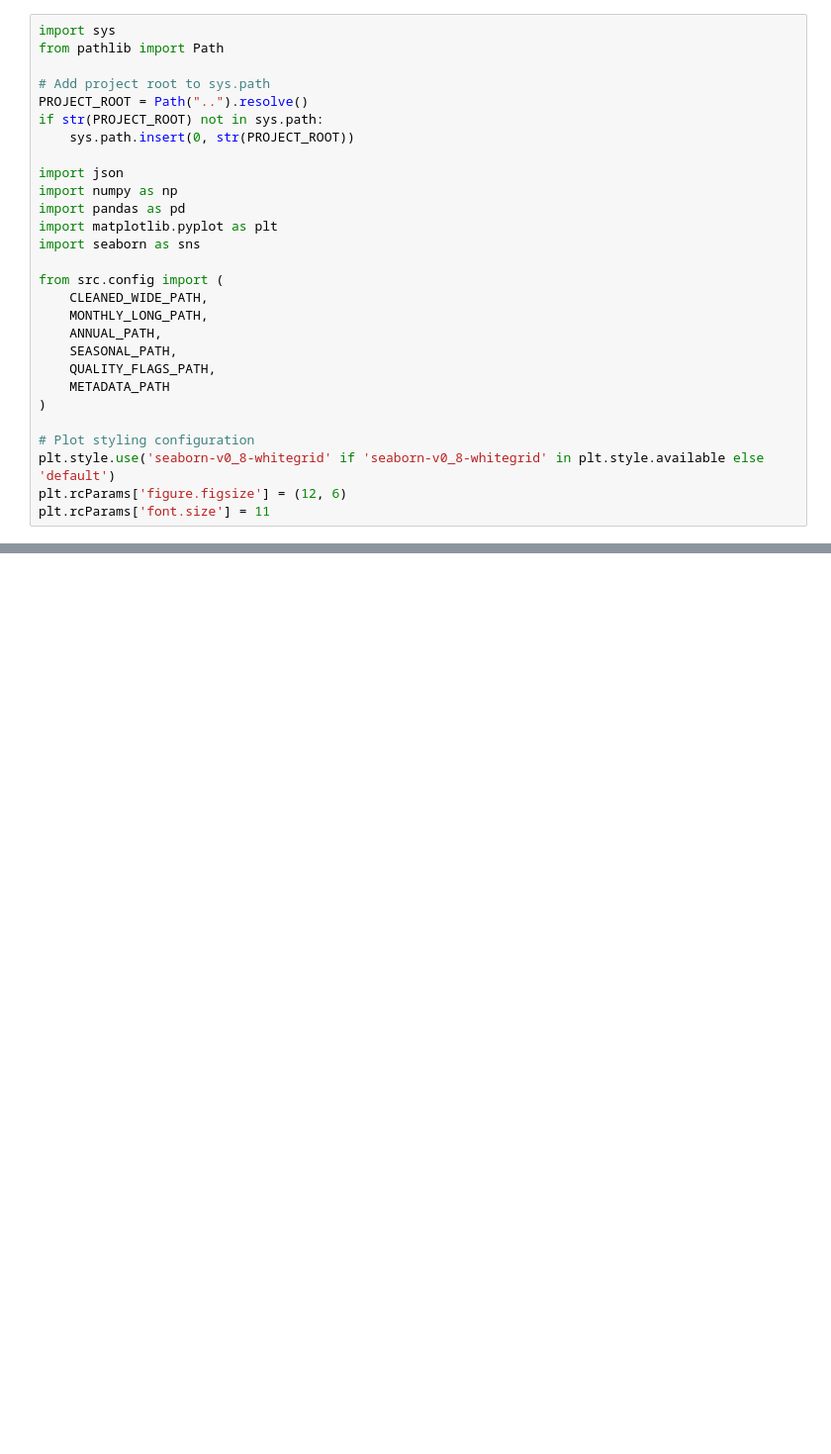
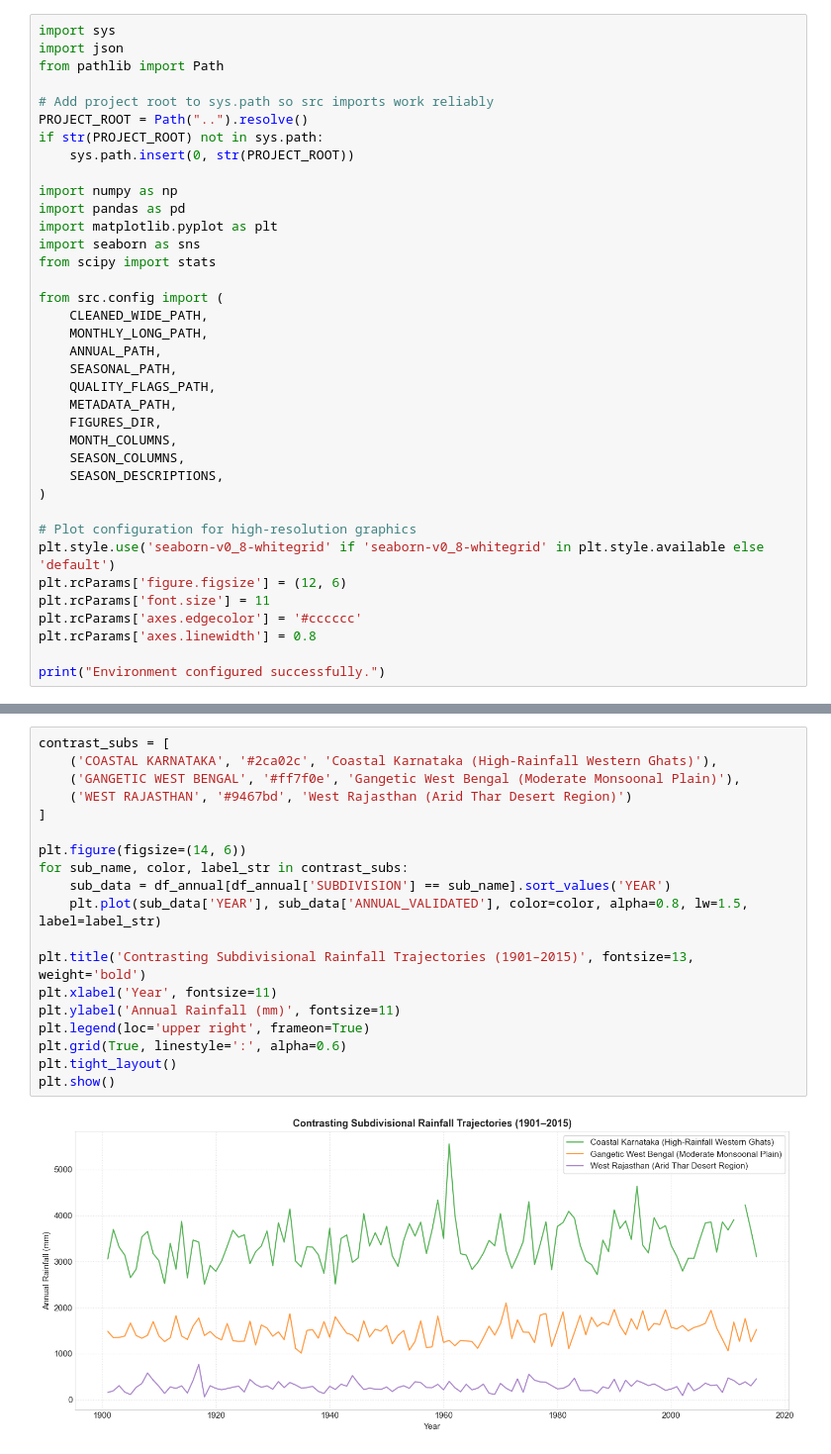
Before and after one commit to Madhumitha2205/MonsoonLens-AI, a Jupyter notebook: notebooks/01_data_exploration.ipynb, the cells around one changed output, grey strips where cells are left out. Shown at 99% size. Drawn from its saved outputs; the diff is of its cells as text; blank space fills up the shorter version.

```diff
--- a/notebooks/01_data_exploration.ipynb
+++ b/notebooks/01_data_exploration.ipynb
@@ -8,17 +18,18 @@ Inspect distributions, geographical variability across 36 subdivisions, seasonal
 # %%
 import sys
+import json
 from pathlib import Path
 
-# Add project root to sys.path
+# Add project root to sys.path so src imports work reliably
 PROJECT_ROOT = Path("..").resolve()
 if str(PROJECT_ROOT) not in sys.path:
     sys.path.insert(0, str(PROJECT_ROOT))
 
-import json
 import numpy as np
 import pandas as pd
 import matplotlib.pyplot as plt
 import seaborn as sns
+from scipy import stats
 
 from src.config import (
     CLEANED_WIDE_PATH,
@@ -26,10 +37,18 @@ from src.config import (
     ANNUAL_PATH,
     SEASONAL_PATH,
     QUALITY_FLAGS_PATH,
-    METADATA_PATH
+    METADATA_PATH,
+    FIGURES_DIR,
+    MONTH_COLUMNS,
+    SEASON_COLUMNS,
+    SEASON_DESCRIPTIONS,
 )
 
-# Plot styling configuration
+# Plot configuration for high-resolution graphics
 plt.style.use('seaborn-v0_8-whitegrid' if 'seaborn-v0_8-whitegrid' in plt.style.available else 'default')
 plt.rcParams['figure.figsize'] = (12, 6)
 plt.rcParams['font.size'] = 11
+plt.rcParams['axes.edgecolor'] = '#cccccc'
+plt.rcParams['axes.linewidth'] = 0.8
+
+print("Environment configured successfully.")
@@ -102,0 +153,21 @@ plt.show()
+# %%
+contrast_subs = [
+    ('COASTAL KARNATAKA', '#2ca02c', 'Coastal Karnataka (High-Rainfall Western Ghats)'),
+    ('GANGETIC WEST BENGAL', '#ff7f0e', 'Gangetic West Bengal (Moderate Monsoonal Plain)'),
+    ('WEST RAJASTHAN', '#9467bd', 'West Rajasthan (Arid Thar Desert Region)')
+]
+
+plt.figure(figsize=(14, 6))
+for sub_name, color, label_str in contrast_subs:
+    sub_data = df_annual[df_annual['SUBDIVISION'] == sub_name].sort_values('YEAR')
+    plt.plot(sub_data['YEAR'], sub_data['ANNUAL_VALIDATED'], color=color, alpha=0.8, lw=1.5, label=label_str)
+
+plt.title('Contrasting Subdivisional Rainfall Trajectories (1901–2015)', fontsize=13, weight='bold')
+plt.xlabel('Year', fontsize=11)
+plt.ylabel('Annual Rainfall (mm)', fontsize=11)
+plt.legend(loc='upper right', frameon=True)
+plt.grid(True, linestyle=':', alpha=0.6)
+plt.tight_layout()
+plt.show()
+# %% [output]
+[figure, added]
```
Also changed, not shown: parts of 31 cells of this notebook, 12 other files.
